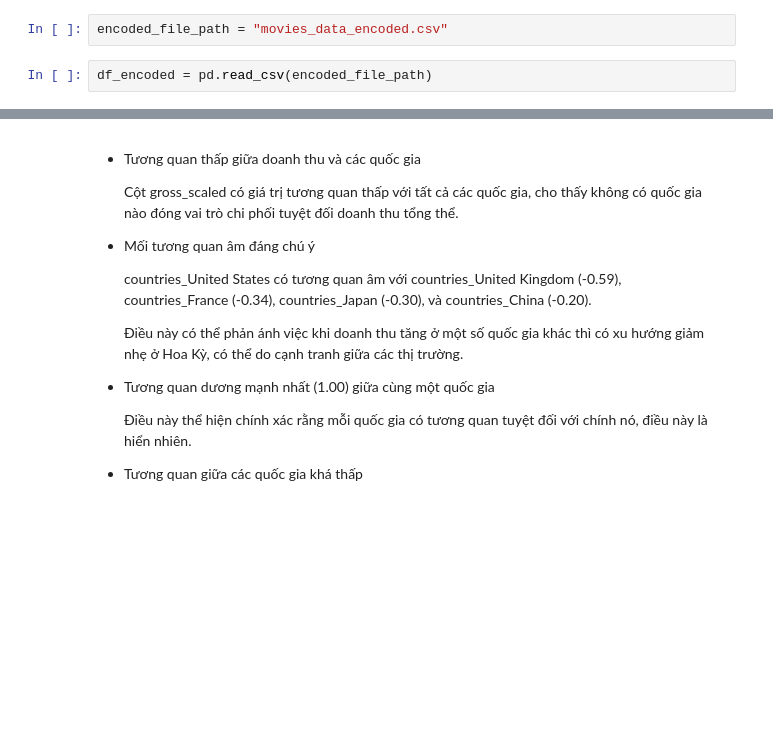
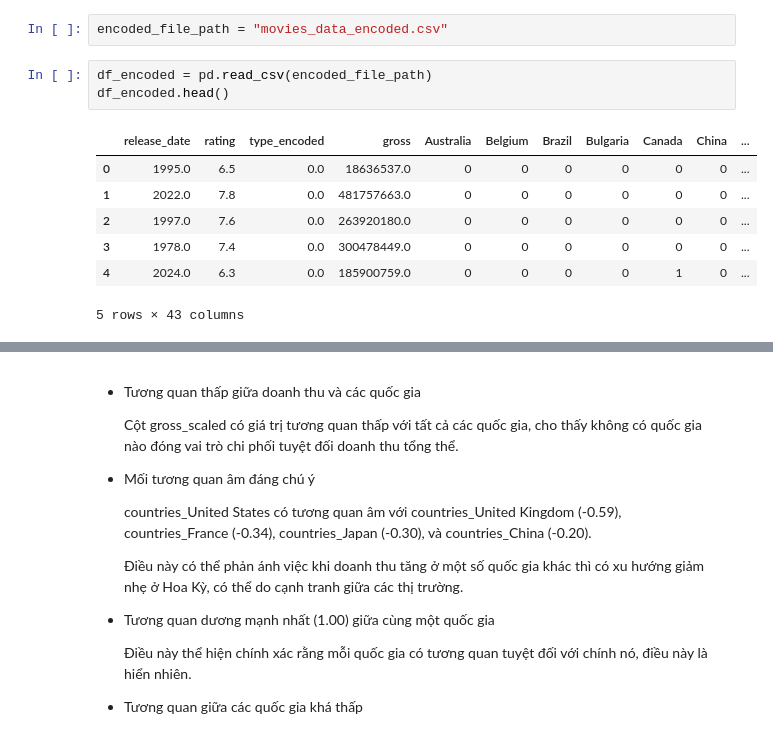
Before and after one commit to phuocnguyen2412/movie-analyst, a Jupyter notebook: Analyze_data_3_encode.ipynb, the cells around one changed output, grey strips where cells are left out. Drawn from its saved outputs; the diff is of its cells as text; blank space fills up the shorter version.

```diff
--- a/Analyze_data_3_encode.ipynb
+++ b/Analyze_data_3_encode.ipynb
@@ -83,5 +84,14 @@ Mục tiêu:
 encoded_file_path = "movies_data_encoded.csv"
 # %%
 df_encoded = pd.read_csv(encoded_file_path)
+df_encoded.head()
+# %% [output]
+|  | release_date | rating | type_encoded | gross | Australia | Belgium | Brazil | Bulgaria | Canada | China | ... |
+| 0 | 1995.0 | 6.5 | 0.0 | 18636537.0 | 0 | 0 | 0 | 0 | 0 | 0 | ... |
+| 1 | 2022.0 | 7.8 | 0.0 | 481757663.0 | 0 | 0 | 0 | 0 | 0 | 0 | ... |
+| 2 | 1997.0 | 7.6 | 0.0 | 263920180.0 | 0 | 0 | 0 | 0 | 0 | 0 | ... |
+| 3 | 1978.0 | 7.4 | 0.0 | 300478449.0 | 0 | 0 | 0 | 0 | 0 | 0 | ... |
+| 4 | 2024.0 | 6.3 | 0.0 | 185900759.0 | 0 | 0 | 0 | 0 | 1 | 0 | ... |
+5 rows × 43 columns
 # %%
 # Lọc chỉ các cột liên quan đến countries và rating
```
Also changed, not shown: parts of 4 cells of this notebook, 2 other files.
